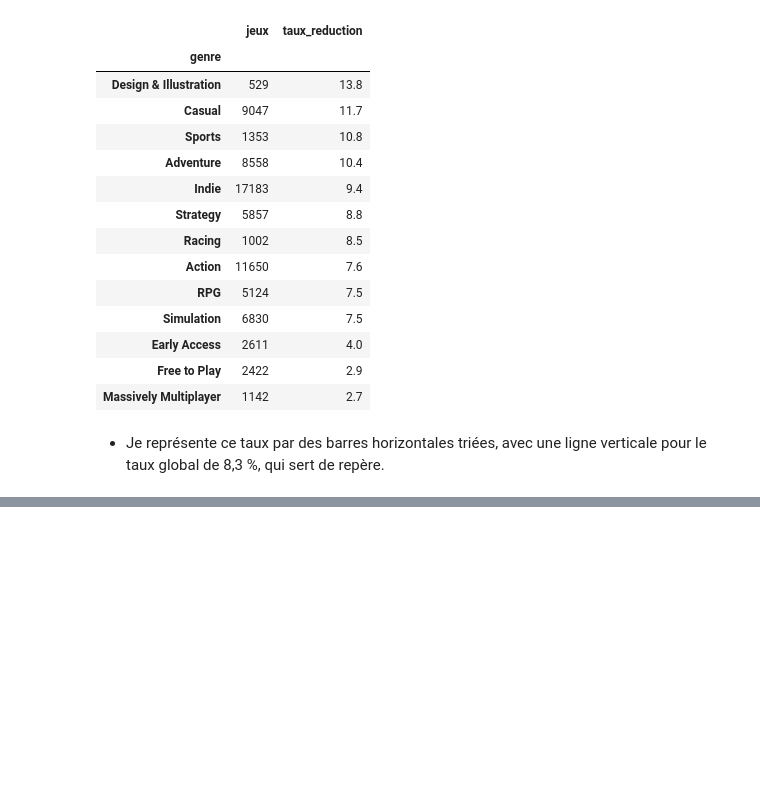
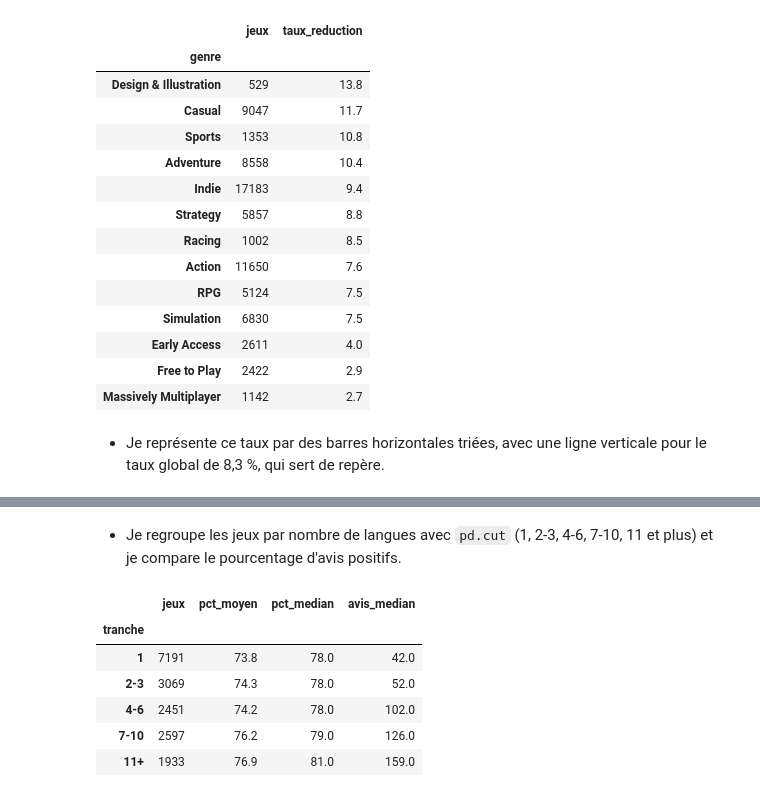
Before and after one commit to Dylan-For-AI/projet-analyse-video-games, a Jupyter notebook: notebooks/03_analyse.ipynb, the cells around one changed output, grey strips where cells are left out. Saved outputs shown, nothing was run; the diff lists cells and outputs as text; code cells hidden in the pictures; blank space fills up the shorter version.

```diff
--- a/notebooks/03_analyse.ipynb
+++ b/notebooks/03_analyse.ipynb
@@ -258,0 +314,22 @@ plt.show()
+# %% [markdown]
+- Je regroupe les jeux par nombre de langues avec `pd.cut` (1, 2-3, 4-6, 7-10, 11 et plus) et je compare le pourcentage d'avis positifs.
+# %%
+avec_avis["tranche"] = pd.cut(
+    avec_avis["nb_langues"], bins=[0, 1, 3, 6, 10, 50],
+    labels=["1", "2-3", "4-6", "7-10", "11+"],
+)
+par_tranche = avec_avis.groupby("tranche", observed=True).agg(
+    jeux=("pct_positif", "size"),
+    pct_moyen=("pct_positif", "mean"),
+    pct_median=("pct_positif", "median"),
+    avis_median=("nb_avis", "median"),
+).round(1)
+par_tranche
+# %% [output]
+|  | jeux | pct_moyen | pct_median | avis_median |
+| tranche |  |  |  |  |
+| 1 | 7191 | 73.8 | 78.0 | 42.0 |
+| 2-3 | 3069 | 74.3 | 78.0 | 52.0 |
+| 4-6 | 2451 | 74.2 | 78.0 | 102.0 |
+| 7-10 | 2597 | 76.2 | 79.0 | 126.0 |
+| 11+ | 1933 | 76.9 | 81.0 | 159.0 |
```
Also changed, not shown: parts of 13 cells of this notebook, 1 other file.
